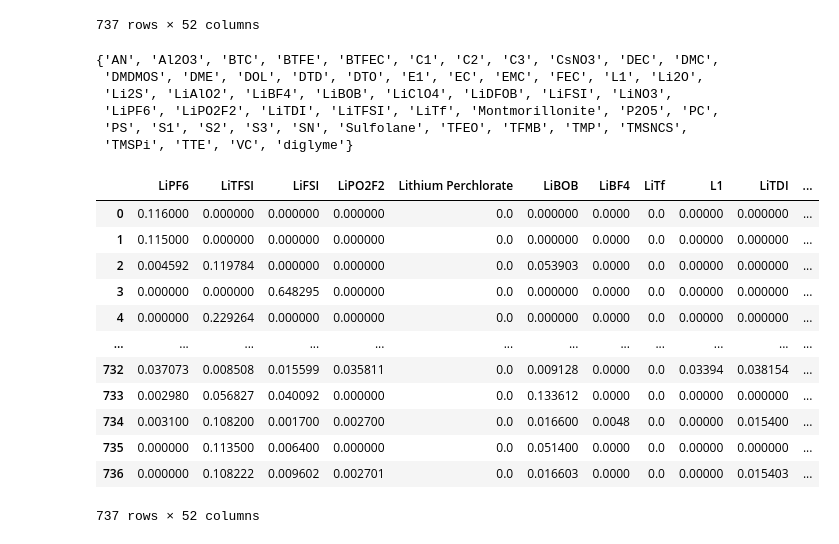
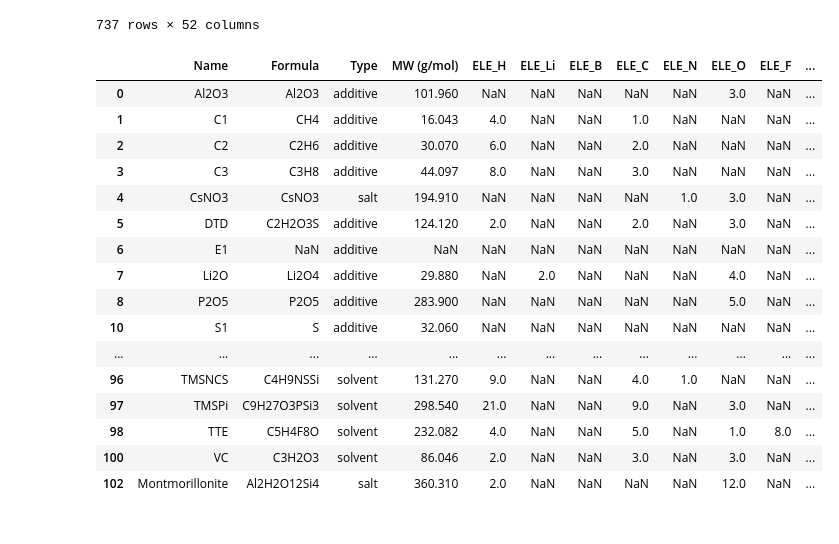
Before and after one commit to zleung9/bo-electrolyte, a Jupyter notebook: notebooks/chemicals_processing.ipynb, the cells around one changed output. Drawn from its saved outputs; the diff is of its cells as text; code cells hidden in the pictures.

```diff
--- a/notebooks/chemicals_processing.ipynb
+++ b/notebooks/chemicals_processing.ipynb
@@ -35,28 +36,27 @@ ds_lm.chemicals
 | 735 | 0.000000 | 0.113500 | 0.006400 | 0.000000 | 0.051400 | 0.0000 | 0.0 | 0.00000 | 0.000000 | 0.000000 | ... | ... |
 | 736 | 0.000000 | 0.108222 | 0.009602 | 0.002701 | 0.016603 | 0.0000 | 0.0 | 0.00000 | 0.015403 | 0.000000 | ... | ... |
 737 rows × 52 columns
-# %%
-pp.pprint(set(df_chemical["Name"].tolist()) & set(ds_lm.chemical_names))
-# %% [output]
-{'AN', 'Al2O3', 'BTC', 'BTFE', 'BTFEC', 'C1', 'C2', 'C3', 'CsNO3', 'DEC', 'DMC',
- 'DMDMOS', 'DME', 'DOL', 'DTD', 'DTO', 'E1', 'EC', 'EMC', 'FEC', 'L1', 'Li2O',
- 'Li2S', 'LiAlO2', 'LiBF4', 'LiBOB', 'LiClO4', 'LiDFOB', 'LiFSI', 'LiNO3',
- 'LiPF6', 'LiPO2F2', 'LiTDI', 'LiTFSI', 'LiTf', 'Montmorillonite', 'P2O5', 'PC',
- 'PS', 'S1', 'S2', 'S3', 'SN', 'Sulfolane', 'TFEO', 'TFMB', 'TMP', 'TMSNCS',
- 'TMSPi', 'TTE', 'VC', 'diglyme'}
-# %%
-ds_lm.chemicals
-# %% [output]
-|  | LiPF6 | LiTFSI | LiFSI | LiPO2F2 | Lithium Perchlorate | LiBOB | LiBF4 | LiTf | L1 | LiTDI | ... |
-| 0 | 0.116000 | 0.000000 | 0.000000 | 0.000000 | 0.0 | 0.000000 | 0.0000 | 0.0 | 0.00000 | 0.000000 | ... |
-| 1 | 0.115000 | 0.000000 | 0.000000 | 0.000000 | 0.0 | 0.000000 | 0.0000 | 0.0 | 0.00000 | 0.000000 | ... |
-| 2 | 0.004592 | 0.119784 | 0.000000 | 0.000000 | 0.0 | 0.053903 | 0.0000 | 0.0 | 0.00000 | 0.000000 | ... |
-| 3 | 0.000000 | 0.000000 | 0.648295 | 0.000000 | 0.0 | 0.000000 | 0.0000 | 0.0 | 0.00000 | 0.000000 | ... |
-| 4 | 0.000000 | 0.229264 | 0.000000 | 0.000000 | 0.0 | 0.000000 | 0.0000 | 0.0 | 0.00000 | 0.000000 | ... |
-| ... | ... | ... | ... | ... | ... | ... | ... | ... | ... | ... | ... |
-| 732 | 0.037073 | 0.008508 | 0.015599 | 0.035811 | 0.0 | 0.009128 | 0.0000 | 0.0 | 0.03394 | 0.038154 | ... |
-| 733 | 0.002980 | 0.056827 | 0.040092 | 0.000000 | 0.0 | 0.133612 | 0.0000 | 0.0 | 0.00000 | 0.000000 | ... |
-| 734 | 0.003100 | 0.108200 | 0.001700 | 0.002700 | 0.0 | 0.016600 | 0.0048 | 0.0 | 0.00000 | 0.015400 | ... |
-| 735 | 0.000000 | 0.113500 | 0.006400 | 0.000000 | 0.0 | 0.051400 | 0.0000 | 0.0 | 0.00000 | 0.000000 | ... |
-| 736 | 0.000000 | 0.108222 | 0.009602 | 0.002701 | 0.0 | 0.016603 | 0.0000 | 0.0 | 0.00000 | 0.015403 | ... |
-737 rows × 52 columns
+# %%
+df_chem = Chemical.from_csv("../chemicals/chemicals_database.csv")
+# %%
+select_chemicals = df_chem["Name"].isin(ds_lm.chemical_names) | df_chem["IUPAC"].isin(ds_lm.chemical_names)
+select_elements = df_chem.columns.str.contains("ELE_") | df_chem.columns.isin(["Name", "Formula", "Type", "MW (g/mol)"])
+df_chem.loc[select_chemicals, select_elements]
+# %% [output]
+|  | Name | Formula | Type | MW (g/mol) | ELE_H | ELE_Li | ELE_B | ELE_C | ELE_N | ELE_O | ELE_F | ... |
+| 0 | Al2O3 | Al2O3 | additive | 101.960 | NaN | NaN | NaN | NaN | NaN | 3.0 | NaN | ... |
+| 1 | C1 | CH4 | additive | 16.043 | 4.0 | NaN | NaN | 1.0 | NaN | NaN | NaN | ... |
+| 2 | C2 | C2H6 | additive | 30.070 | 6.0 | NaN | NaN | 2.0 | NaN | NaN | NaN | ... |
+| 3 | C3 | C3H8 | additive | 44.097 | 8.0 | NaN | NaN | 3.0 | NaN | NaN | NaN | ... |
+| 4 | CsNO3 | CsNO3 | salt | 194.910 | NaN | NaN | NaN | NaN | 1.0 | 3.0 | NaN | ... |
+| 5 | DTD | C2H2O3S | additive | 124.120 | 2.0 | NaN | NaN | 2.0 | NaN | 3.0 | NaN | ... |
+| 6 | E1 | NaN | additive | NaN | NaN | NaN | NaN | NaN | NaN | NaN | NaN | ... |
+| 7 | Li2O | Li2O4 | additive | 29.880 | NaN | 2.0 | NaN | NaN | NaN | 4.0 | NaN | ... |
+| 8 | P2O5 | P2O5 | additive | 283.900 | NaN | NaN | NaN | NaN | NaN | 5.0 | NaN | ... |
+| 10 | S1 | S | additive | 32.060 | NaN | NaN | NaN | NaN | NaN | NaN | NaN | ... |
+| ... | ... | ... | ... | ... | ... | ... | ... | ... | ... | ... | ... | ... |
+| 96 | TMSNCS | C4H9NSSi | solvent | 131.270 | 9.0 | NaN | NaN | 4.0 | 1.0 | NaN | NaN | ... |
+| 97 | TMSPi | C9H27O3PSi3 | solvent | 298.540 | 21.0 | NaN | NaN | 9.0 | NaN | 3.0 | NaN | ... |
+| 98 | TTE | C5H4F8O | solvent | 232.082 | 4.0 | NaN | NaN | 5.0 | NaN | 1.0 | 8.0 | ... |
+| 100 | VC | C3H2O3 | solvent | 86.046 | 2.0 | NaN | NaN | 3.0 | NaN | 3.0 | NaN | ... |
+| 102 | Montmorillonite | Al2H2O12Si4 | salt | 360.310 | 2.0 | NaN | NaN | NaN | NaN | 12.0 | NaN | ... |
```
Also changed, not shown: parts of 9 cells of this notebook, 1 other file.
